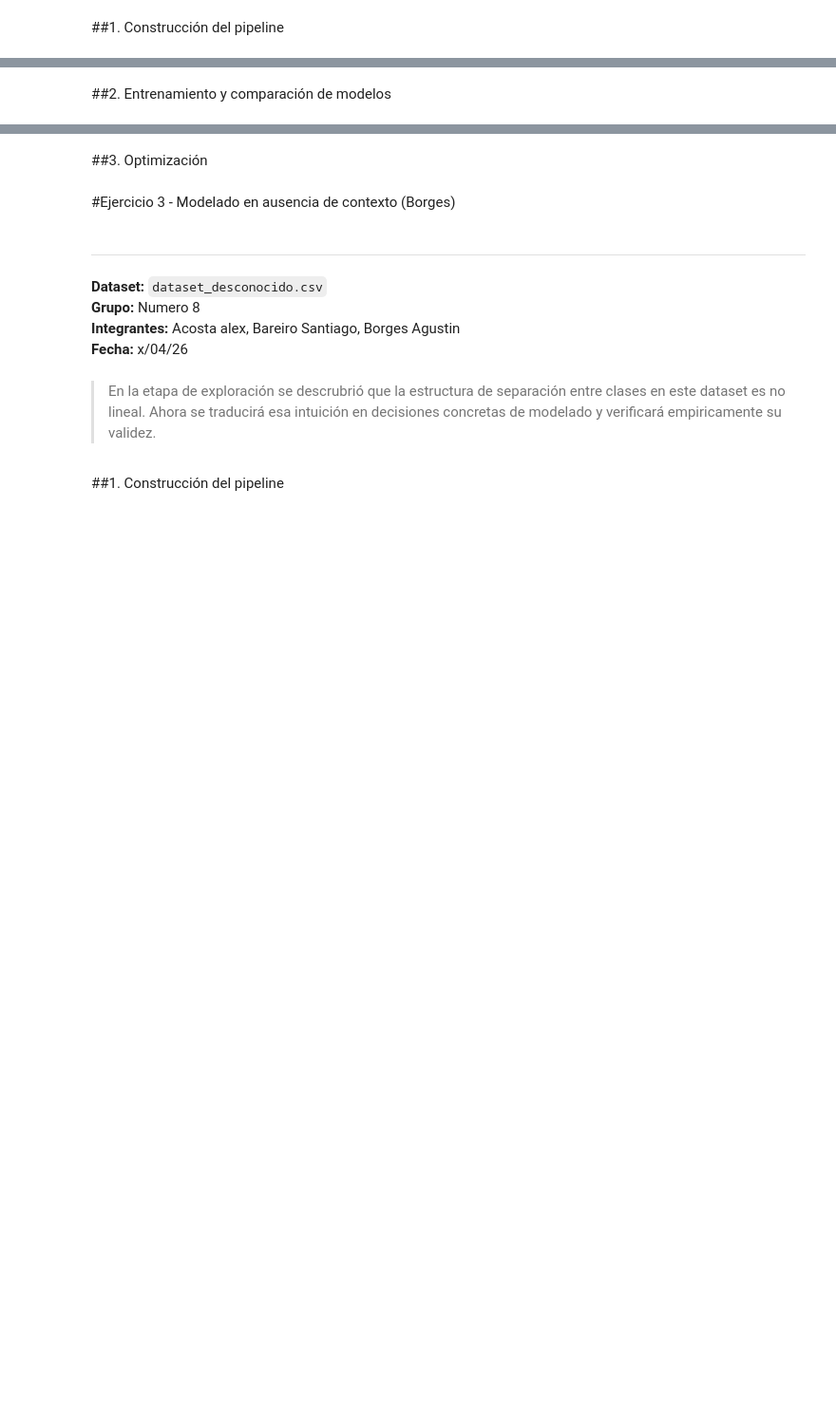
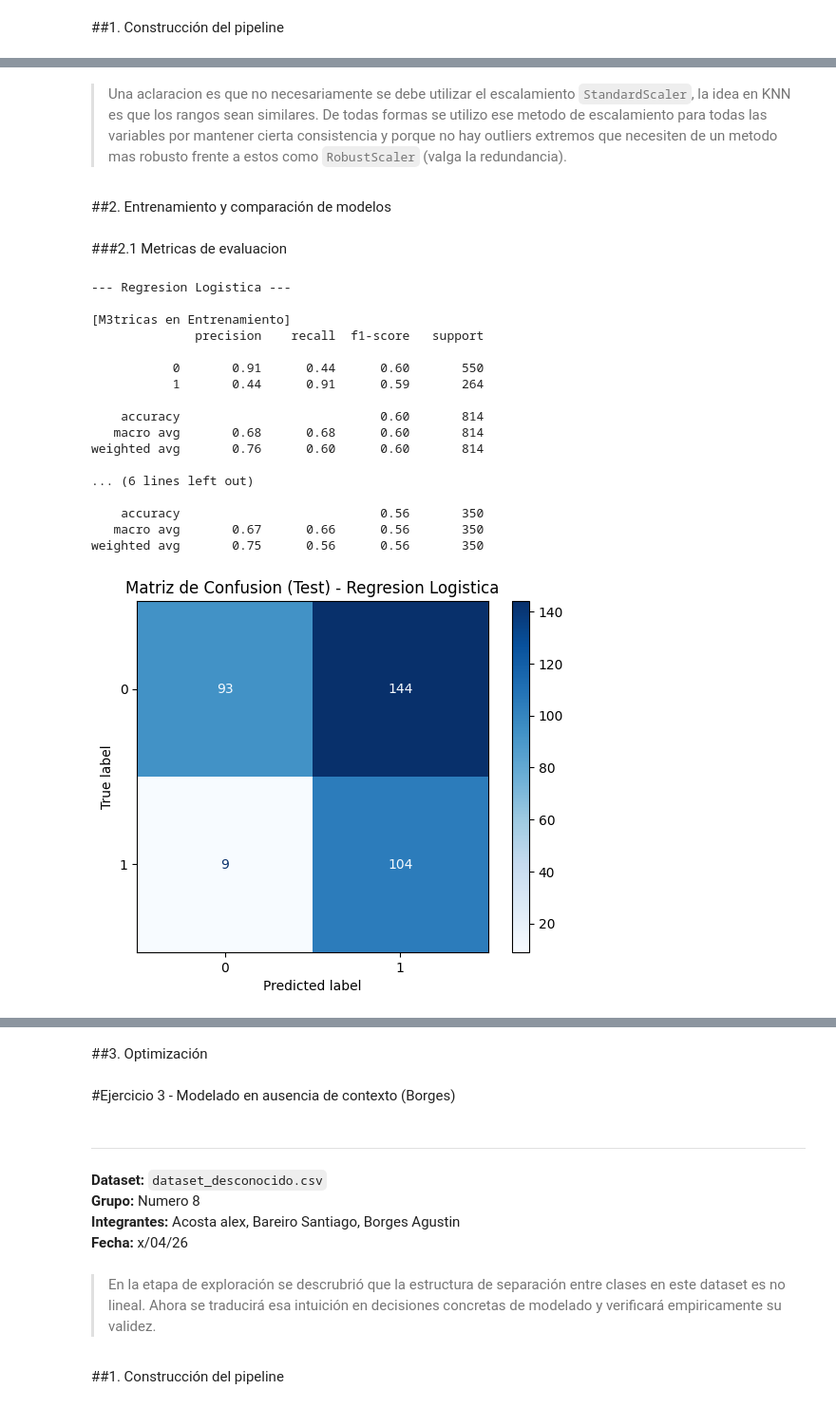
Before and after one commit to Santibareiro27/Inteligencia-Computacional, a Jupyter notebook: RA1_TP3/RA1_Trabajo_práctico_N°_3,_8.ipynb, the cells around one changed output, grey strips where cells are left out. Shown at 95% size. Cells and saved outputs as stored; diff of their text form; code cells hidden in the pictures; blank space fills up the shorter version.

```diff
--- a/RA1_TP3/RA1_Trabajo_práctico_N°_3,_8.ipynb
+++ b/RA1_TP3/RA1_Trabajo_práctico_N°_3,_8.ipynb
@@ -44,2 +886,8 @@ Intervenir innecesaiamente sobre un cliente que no pensaba irse tiene un costo d
+# %%
+def load_dataset(path):
+    return pd.read_csv(path)
+
+dataset_path = "/content/clientes_churn.csv" # Corrected path to absolute path
+df_churn = load_dataset(dataset_path)
 # %% [markdown]
 ##1. Construcción del pipeline
@@ -45,0 +929,11 @@ Intervenir innecesaiamente sobre un cliente que no pensaba irse tiene un costo d
+# %%
+# Separamos Features (X) y Target (y)
+X = df_churn_clean.drop(columns=['churn'])
+y = df_churn_clean['churn']
+
+SEED = 10
+
+# Separamos train y test
+X_train, X_test, y_train, y_test = train_test_split(
+    X, y, test_size=0.30, stratify=y, random_state=SEED
+)
@@ -46,2 +1034,51 @@ Intervenir innecesaiamente sobre un cliente que no pensaba irse tiene un costo d
+# %% [markdown]
+>Una aclaracion es que no necesariamente se debe utilizar el escalamiento `StandardScaler`, la idea en KNN es que los rangos sean similares. De todas formas se utilizo ese metodo de escalamiento para todas las variables por mantener cierta consistencia y porque no hay outliers extremos que necesiten de un metodo mas robusto frente a estos como `RobustScaler` (valga la redundancia).
 # %% [markdown]
 ##2. Entrenamiento y comparación de modelos
+# %% [markdown]
+###2.1 Metricas de evaluacion
+# %%
+# 1. Regresion Logistica
+from sklearn.metrics import confusion_matrix, ConfusionMatrixDisplay
+
+pesos_personalizados = {0: 1, 1: 5}
+log_reg = LogisticRegression(class_weight=pesos_personalizados, random_state=SEED)
+
+print("--- Regresion Logistica ---")
+log_reg.fit(X_train_processed, y_train)
+
+# Evaluacion en TRAIN
+print("\n[M3tricas en Entrenamiento]")
+y_train_pred = log_reg.predict(X_train_processed)
+print(classification_report(y_train, y_train_pred))
+
+# Evaluacion en TEST
+print("\n[M3tricas en Test]")
+y_pred_log = log_reg.predict(X_test_processed)
+print(classification_report(y_test, y_pred_log))
+
+# Generar y mostrar la matriz de confusion para Test
+cm = confusion_matrix(y_test, y_pred_log)
+disp = ConfusionMatrixDisplay(confusion_matrix=cm, display_labels=log_reg.classes_)
+disp.plot(cmap='Blues')
+plt.title('Matriz de Confusion (Test) - Regresion Logistica')
+plt.show()
+# %% [output]
+--- Regresion Logistica ---
+
+[M3tricas en Entrenamiento]
+              precision    recall  f1-score   support
+
+           0       0.91      0.44      0.60       550
+           1       0.44      0.91      0.59       264
+
+    accuracy                           0.60       814
+   macro avg       0.68      0.68      0.60       814
+weighted avg       0.76      0.60      0.60       814
+
+... (6 lines left out)
+
+    accuracy                           0.56       350
+   macro avg       0.67      0.66      0.56       350
+weighted avg       0.75      0.56      0.56       350
+[figure, added]
```
Also changed, not shown: parts of 75 cells of this notebook.
